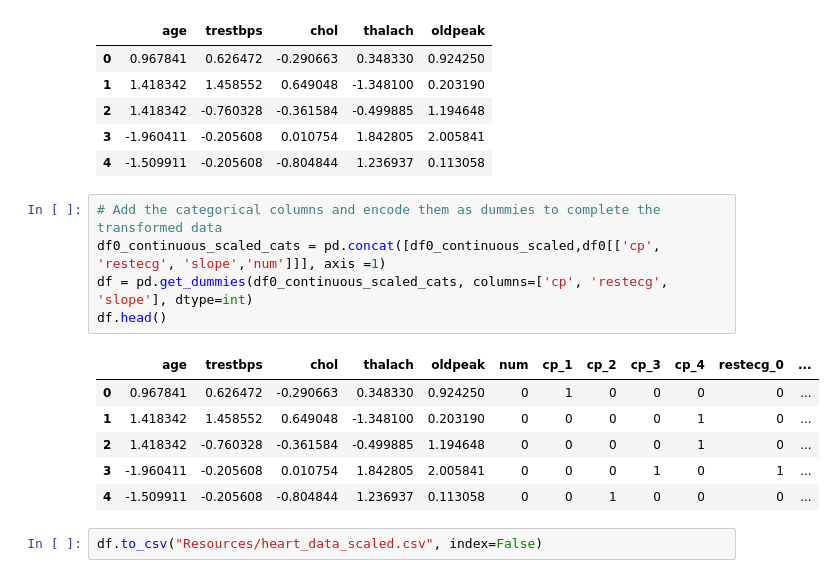
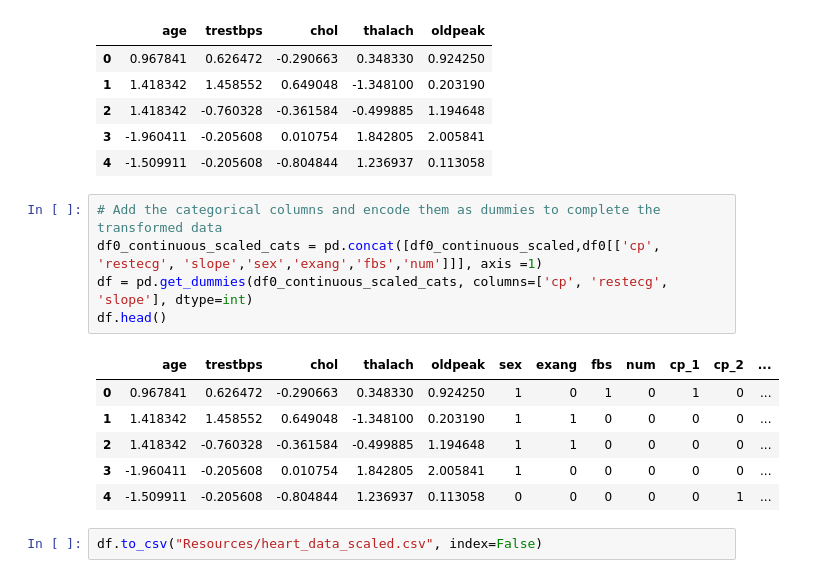
Before and after one commit to Simian12/Project_4, a Jupyter notebook: Heart_model_1.LogisticRegression.ipynb, the cells around one changed output. Drawn from its saved outputs; the diff is of its cells as text.

```diff
--- a/Heart_model_1.LogisticRegression.ipynb
+++ b/Heart_model_1.LogisticRegression.ipynb
@@ -39,16 +55,16 @@ df0_continuous_scaled.head()
 | 4 | -1.509911 | -0.205608 | -0.804844 | 1.236937 | 0.113058 |
 # %%
 # Add the categorical columns and encode them as dummies to complete the transformed data
-df0_continuous_scaled_cats = pd.concat([df0_continuous_scaled,df0[['cp', 'restecg', 'slope','num']]], axis =1)
+df0_continuous_scaled_cats = pd.concat([df0_continuous_scaled,df0[['cp', 'restecg', 'slope','sex','exang','fbs','num']]], axis =1)
 df = pd.get_dummies(df0_continuous_scaled_cats, columns=['cp', 'restecg', 'slope'], dtype=int)
 df.head()
 # %% [output]
-|  | age | trestbps | chol | thalach | oldpeak | num | cp_1 | cp_2 | cp_3 | cp_4 | restecg_0 | ... |
-| 0 | 0.967841 | 0.626472 | -0.290663 | 0.348330 | 0.924250 | 0 | 1 | 0 | 0 | 0 | 0 | ... |
-| 1 | 1.418342 | 1.458552 | 0.649048 | -1.348100 | 0.203190 | 0 | 0 | 0 | 0 | 1 | 0 | ... |
-| 2 | 1.418342 | -0.760328 | -0.361584 | -0.499885 | 1.194648 | 0 | 0 | 0 | 0 | 1 | 0 | ... |
-| 3 | -1.960411 | -0.205608 | 0.010754 | 1.842805 | 2.005841 | 0 | 0 | 0 | 1 | 0 | 1 | ... |
-| 4 | -1.509911 | -0.205608 | -0.804844 | 1.236937 | 0.113058 | 0 | 0 | 1 | 0 | 0 | 0 | ... |
+|  | age | trestbps | chol | thalach | oldpeak | sex | exang | fbs | num | cp_1 | cp_2 | ... |
+| 0 | 0.967841 | 0.626472 | -0.290663 | 0.348330 | 0.924250 | 1 | 0 | 1 | 0 | 1 | 0 | ... |
+| 1 | 1.418342 | 1.458552 | 0.649048 | -1.348100 | 0.203190 | 1 | 1 | 0 | 0 | 0 | 0 | ... |
+| 2 | 1.418342 | -0.760328 | -0.361584 | -0.499885 | 1.194648 | 1 | 1 | 0 | 0 | 0 | 0 | ... |
+| 3 | -1.960411 | -0.205608 | 0.010754 | 1.842805 | 2.005841 | 1 | 0 | 0 | 0 | 0 | 0 | ... |
+| 4 | -1.509911 | -0.205608 | -0.804844 | 1.236937 | 0.113058 | 0 | 0 | 0 | 0 | 0 | 1 | ... |
 # %%
 df.to_csv("Resources/heart_data_scaled.csv", index=False)
 # %% [markdown]
```
Also changed, not shown: parts of 6 cells of this notebook, 4 other files.
